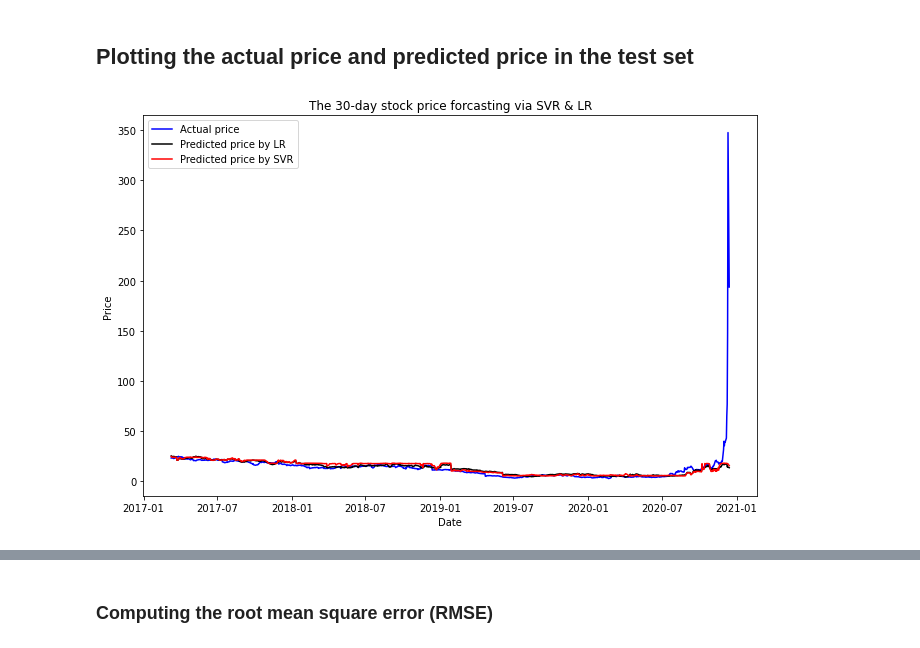
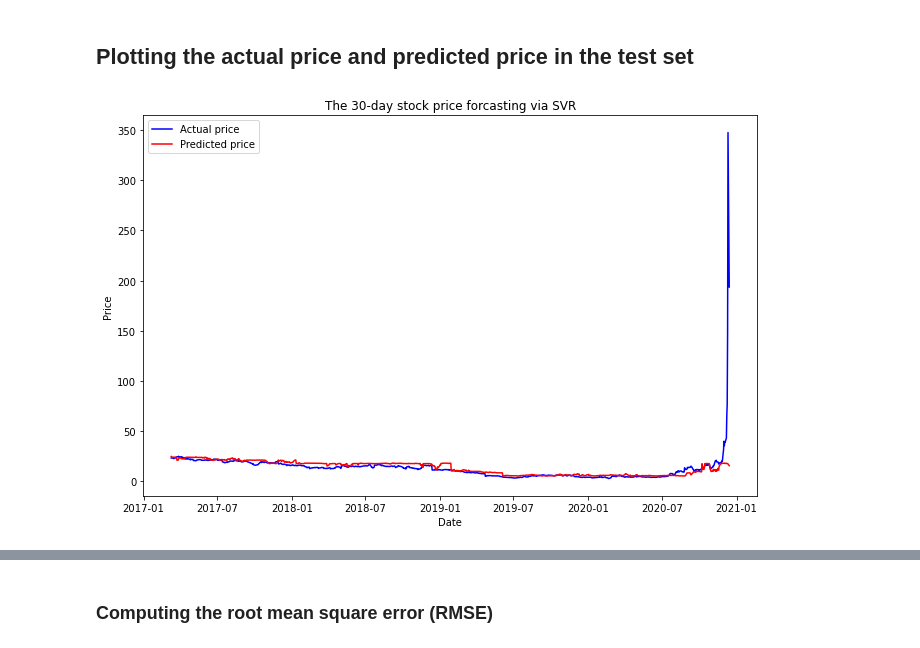
Before and after one commit to zhaoshengEE/Stock_Price_Forecasting, a Jupyter notebook: SVR2.0_30.ipynb, the cells around one changed output, grey strips where cells are left out. Saved outputs shown, nothing was run; the diff lists cells and outputs as text; code cells hidden in the pictures.

```diff
--- a/SVR2.0_30.ipynb
+++ b/SVR2.0_30.ipynb
@@ -178,13 +178,12 @@ plt.show()
 # %%
 plt.figure(figsize = (11, 7))
 plt.plot(dates_test, y_test, color= 'blue', label= 'Actual price')
-plt.plot(dates_test, LR.predict(x_test), color= 'black', label= 'Predicted price by LR')
-plt.plot(dates_test, SVR_RBF.predict(x_test), color= 'red', label= 'Predicted price by SVR')
+plt.plot(dates_test, SVR_RBF.predict(x_test), color= 'red', label= 'Predicted price')
 plt.xlabel('Date')
 plt.ylabel('Price')
-plt.title('The 30-day stock price forcasting via SVR & LR')
+plt.title('The 30-day stock price forcasting via SVR')
 plt.legend()
 plt.savefig('img/SVR_30_test_result.png')
 plt.show()
 # %% [output]
-[figure, old version]
+[figure, new version]
```
Also changed, not shown: parts of 3 cells of this notebook.
